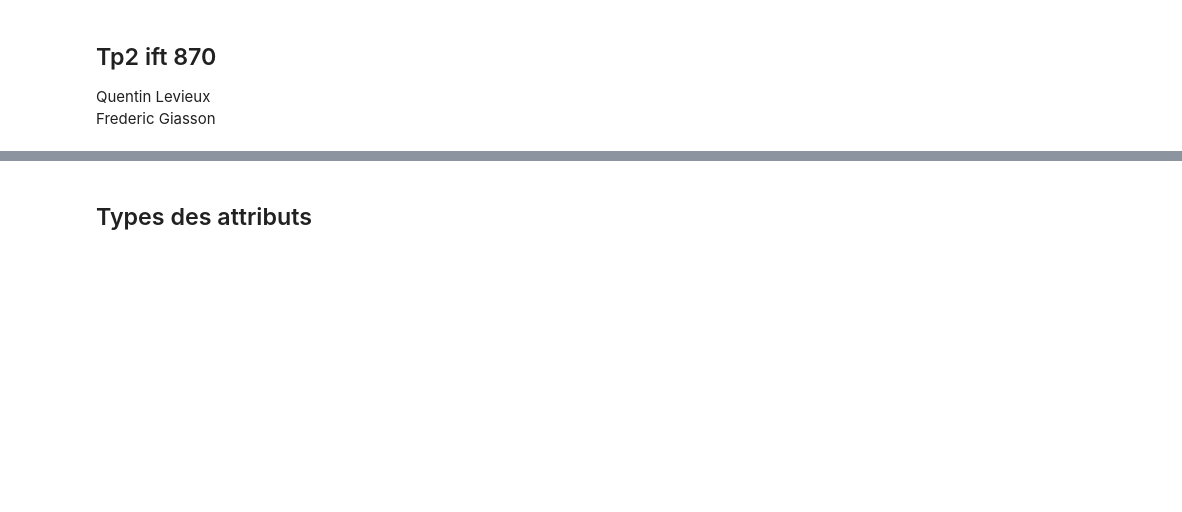
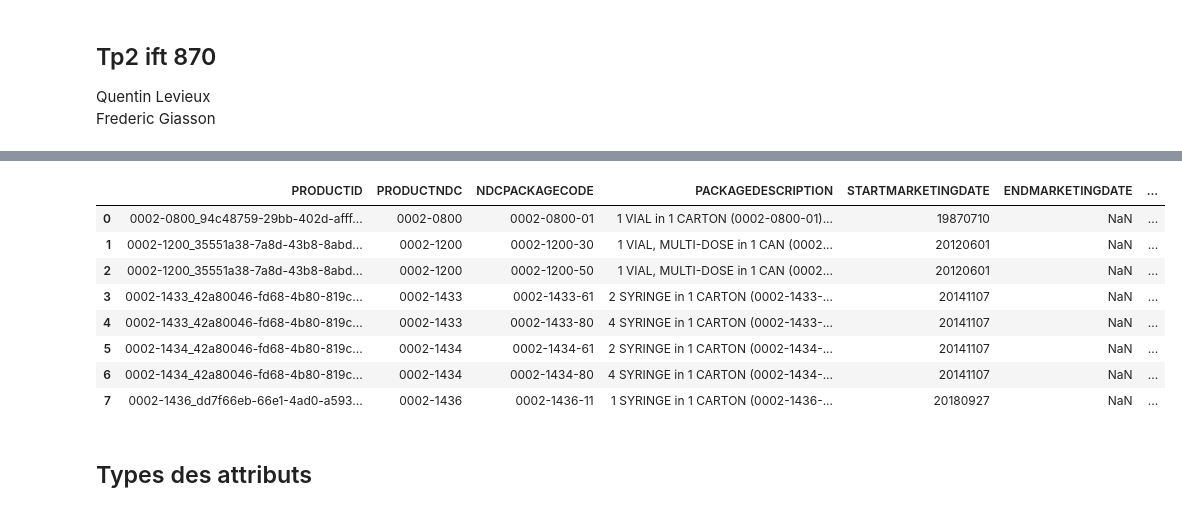
Before and after one commit to JamarcusBernard/tp2_ift870, a Jupyter notebook: tp2.ipynb, the cells around one changed output, grey strips where cells are left out. Cells and saved outputs as stored; diff of their text form; code cells hidden in the pictures; blank space fills up the shorter version.

```diff
--- a/tp2.ipynb
+++ b/tp2.ipynb
@@ -48,3 +62,15 @@ Attributs commun au deux tables :
+# %%
+package.head(8)
+# %% [output]
+|  | PRODUCTID | PRODUCTNDC | NDCPACKAGECODE | PACKAGEDESCRIPTION | STARTMARKETINGDATE | ENDMARKETINGDATE | ... |
+| 0 | 0002-0800_94c48759-29bb-402d-afff... | 0002-0800 | 0002-0800-01 | 1 VIAL in 1 CARTON (0002-0800-01)... | 19870710 | NaN | ... |
+| 1 | 0002-1200_35551a38-7a8d-43b8-8abd... | 0002-1200 | 0002-1200-30 | 1 VIAL, MULTI-DOSE in 1 CAN (0002... | 20120601 | NaN | ... |
+| 2 | 0002-1200_35551a38-7a8d-43b8-8abd... | 0002-1200 | 0002-1200-50 | 1 VIAL, MULTI-DOSE in 1 CAN (0002... | 20120601 | NaN | ... |
+| 3 | 0002-1433_42a80046-fd68-4b80-819c... | 0002-1433 | 0002-1433-61 | 2 SYRINGE in 1 CARTON (0002-1433-... | 20141107 | NaN | ... |
+| 4 | 0002-1433_42a80046-fd68-4b80-819c... | 0002-1433 | 0002-1433-80 | 4 SYRINGE in 1 CARTON (0002-1433-... | 20141107 | NaN | ... |
+| 5 | 0002-1434_42a80046-fd68-4b80-819c... | 0002-1434 | 0002-1434-61 | 2 SYRINGE in 1 CARTON (0002-1434-... | 20141107 | NaN | ... |
+| 6 | 0002-1434_42a80046-fd68-4b80-819c... | 0002-1434 | 0002-1434-80 | 4 SYRINGE in 1 CARTON (0002-1434-... | 20141107 | NaN | ... |
+| 7 | 0002-1436_dd7f66eb-66e1-4ad0-a593... | 0002-1436 | 0002-1436-11 | 1 SYRINGE in 1 CARTON (0002-1436-... | 20180927 | NaN | ... |
 # %% [markdown]
 ## Types des attributs
 # %%
```
Also changed, not shown: parts of 5 cells of this notebook.
